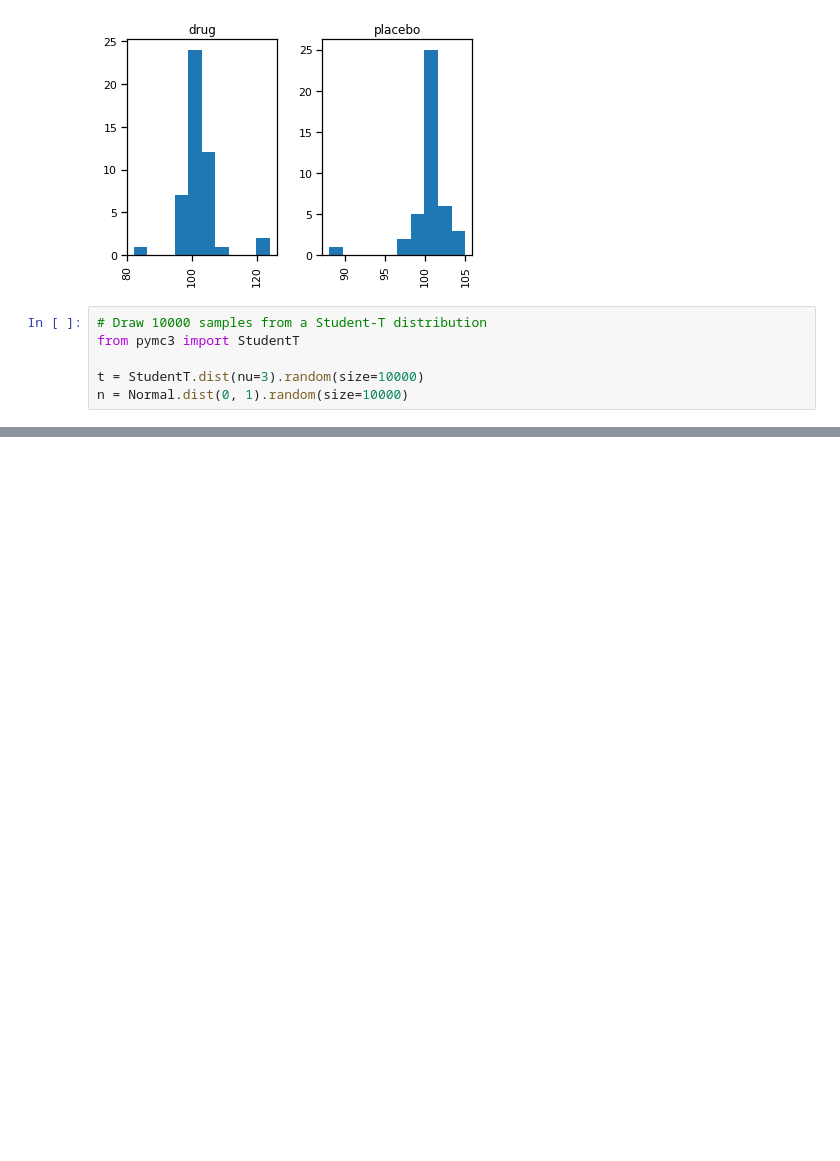
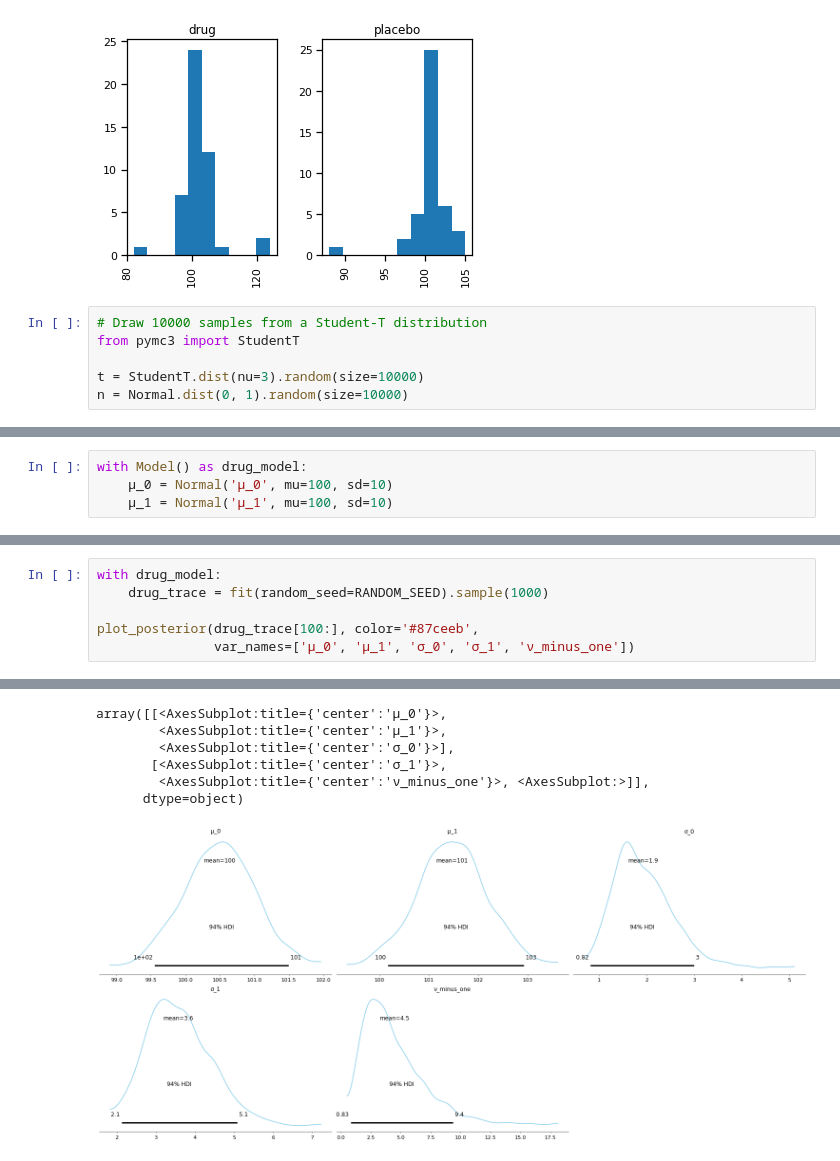
Before and after one commit to danhphan/bayesian-inferences, a Jupyter notebook: 01_simple_bayesian_inference.ipynb, the cells around one changed output, grey strips where cells are left out. Saved outputs shown, nothing was run; the diff lists cells and outputs as text; blank space fills up the shorter version.

```diff
--- a/01_simple_bayesian_inference.ipynb
+++ b/01_simple_bayesian_inference.ipynb
@@ -169,0 +182,4 @@ n = Normal.dist(0, 1).random(size=10000)
+# %%
+with Model() as drug_model:
+    μ_0 = Normal('μ_0', mu=100, sd=10)
+    μ_1 = Normal('μ_1', mu=100, sd=10)
@@ -169,0 +206,7 @@ n = Normal.dist(0, 1).random(size=10000)
+# %%
+with drug_model:
+    drug_trace = fit(random_seed=RANDOM_SEED).sample(1000)
+
+plot_posterior(drug_trace[100:], color='#87ceeb',
+               var_names=['μ_0', 'μ_1', 'σ_0', 'σ_1', 'ν_minus_one'])
+# %% [output]
@@ -169,0 +215,7 @@ n = Normal.dist(0, 1).random(size=10000)
+array([[<AxesSubplot:title={'center':'μ_0'}>,
+        <AxesSubplot:title={'center':'μ_1'}>,
+        <AxesSubplot:title={'center':'σ_0'}>],
+       [<AxesSubplot:title={'center':'σ_1'}>,
+        <AxesSubplot:title={'center':'ν_minus_one'}>, <AxesSubplot:>]],
+      dtype=object)
+[figure, added]
```
Also changed, not shown: parts of 7 cells of this notebook.
